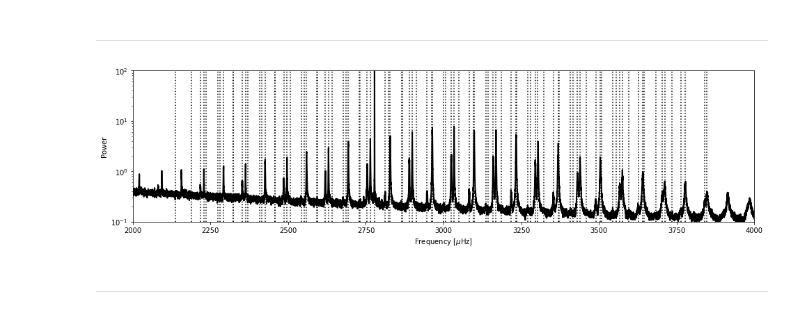
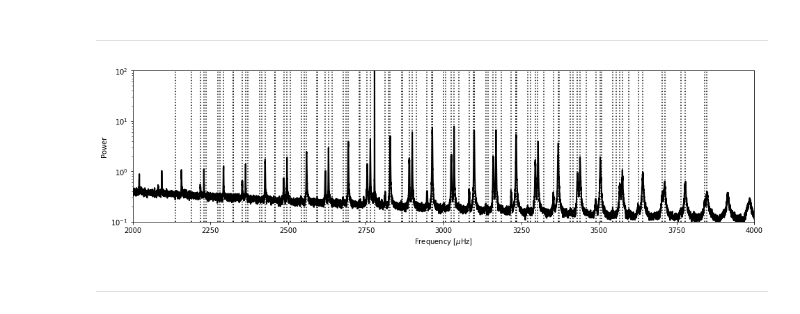
Before and after one commit to bmorris3/virgopsd, a Jupyter notebook: virgo.ipynb, the cells around one changed output. Cells and saved outputs as stored; diff of their text form; code cells hidden in the pictures.

```diff
--- a/virgo.ipynb
+++ b/virgo.ipynb
@@ -130,35 +130,35 @@ ax.set(xlabel='Frequency [$\mu$Hz]', ylabel='Power',
 
 table1 = [2228.34, 2362.96, 2496.14, 2630.03, 2764.43, 2898.95, 3033.75, 3168.67, 3303.21, 3438.95, 3574.62]
 
 table2 = [2137.79, 2217.63, 2273.47,
 2228.34, 2292.17, 2352.29, 2407.73,
 2362.96, 2425.68, 2486.05, 2541.70,
 2496.14, 2559.29, 2619.69, 2676.23,
 2630.03, 2693.32, 2754.44, 2811.49,
 2764.43, 2828.19, 2889.59, 2946.97,
 2898.95, 2963.32, 3024.75, 3082.31,
 3033.75, 3098.16, 3159.83, 3217.74,
 3168.67, 3233.21, 3295.25, 3353.58,
 3303.21, 3368.64, 3430.76, 3489.65,
 3438.95, 3504.39, 3567.02, 3626.35,
 3574.62, 3640.35, 3703.41, 3763.01,
 3711.45, 3777.07, 3840.84, 3847.28,
 2188.43, 2235.42, 2280.08, 2322.40,
 2324.31, 2371.23, 2415.59, 2458.25,
 2458.53, 2506.00, 2551.12, 2594.27,
 2593.16, 2641.25, 2687.08, 2731.08,
 2728.51, 2777.24, 2823.81, 2868.40,
 2864.28, 2913.51, 2960.62, 3005.54,
 3000.13, 3049.84, 3097.09, 3142.77,
 3135.96, 3186.26, 3234.17, 3279.76,
 3271.74, 3322.67, 3370.91, 3417.35,
 3408.14, 3459.74, 3508.80, 3554.93,
-3544.67, 3596.35, 3646.05, 3682.25, 3734.72]
+3544.67, 3596.35, 2963.5, 3098, 3233] #3646.05, 3682.25, 3734.72]
 
 for line in table2:
     ax.axvline(line, ls=':', color='k')
 # %% [output]
-[figure, old version]
+[figure, new version]
 # %% [markdown]
 ***
 # %%
```
Also changed, not shown: parts of 7 cells of this notebook.
